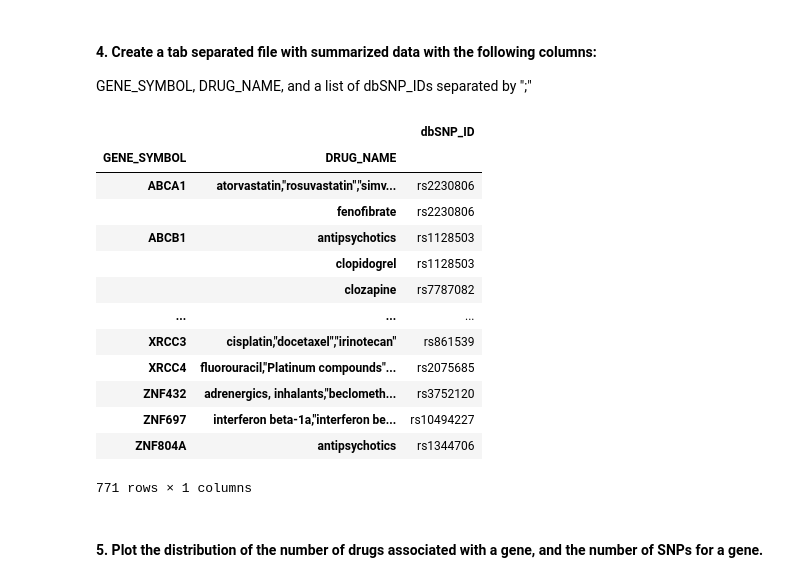
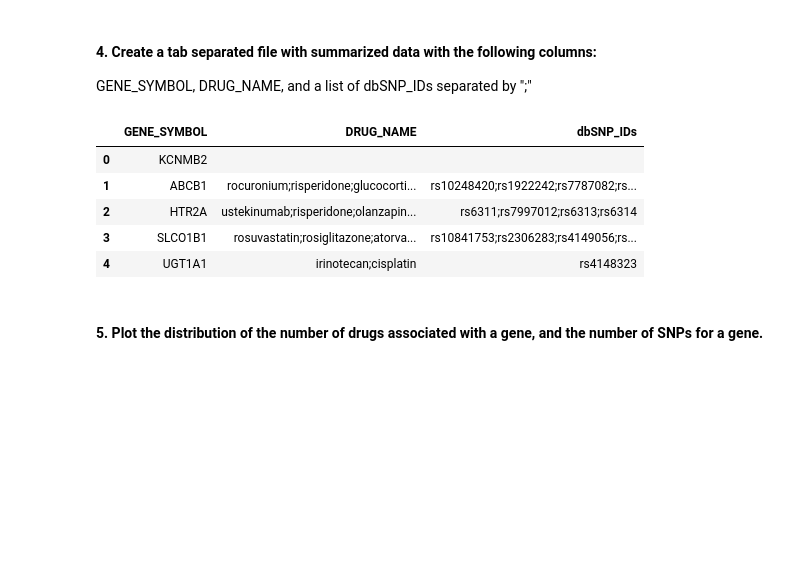
Before and after one commit to Lingrui/Team14_Project1, a Jupyter notebook: Team14_Project1.ipynb, the cells around one changed output. Cells and saved outputs as stored; diff of their text form; code cells hidden in the pictures; blank space fills up the shorter version.

Commit message:
parse summary table

```diff
--- a/Team14_Project1.ipynb
+++ b/Team14_Project1.ipynb
@@ -137,30 +137,57 @@ filter_tab.to_csv("23andme_PharmGKB_map.tsv", sep="\t", index=False)
 # %% [markdown]
 #### 4. Create a tab separated file with summarized data with the following columns:
 GENE_SYMBOL, DRUG_NAME, and a list of dbSNP_IDs separated by ";"
-# %%
-grouped = filter_tab[["GENE_SYMBOL", "DRUG_NAME", "dbSNP_ID"]].groupby(by=["GENE_SYMBOL", "DRUG_NAME"])
-
-grouped.first()
-
-
-### TODO ###
-# One thing unclear for me is:
-# Some of the GENE_SYMBOL map to multiple drug names,
-# should we split the list into seperate drugs then count the number?
-# %% [output]
-|  |  | dbSNP_ID |
-| GENE_SYMBOL | DRUG_NAME |  |
-| ABCA1 | atorvastatin,"rosuvastatin","simv... | rs2230806 |
-|  | fenofibrate | rs2230806 |
-| ABCB1 | antipsychotics | rs1128503 |
-|  | clopidogrel | rs1128503 |
-|  | clozapine | rs7787082 |
-| ... | ... | ... |
-| XRCC3 | cisplatin,"docetaxel","irinotecan" | rs861539 |
-| XRCC4 | fluorouracil,"Platinum compounds"... | rs2075685 |
-| ZNF432 | adrenergics, inhalants,"beclometh... | rs3752120 |
-| ZNF697 | interferon beta-1a,"interferon be... | rs10494227 |
-| ZNF804A | antipsychotics | rs1344706 |
-771 rows × 1 columns
+# %%
+sum_dict = {}
+
+for i, row in filter_tab.iterrows():
+    gene_sym = row["GENE_SYMBOL"]
+    # replace the quote in the some of the drug names
+    drug = row["DRUG_NAME"].replace('"', '').split(",")
+    snp = row["dbSNP_ID"].split(",")
+
+    # check if gene symbol already exist in the dictionary
+    if gene_sym in sum_dict.keys():
+        sum_dict[gene_sym][0].update(snp)
+        sum_dict[gene_sym][1].update(drug)
+    else:
+        drug_set = set()
+        snp_set = set()
+        sum_dict[gene_sym] = [snp_set, drug_set ]
+# %%
+gene_list = []
+drug_list = []
+snp_list = []
+
+for key, value in sum_dict.items():
+    #print (key, value)
+    gene_list.append(key)
+    # process snp
+    if len(value[0]) > 0:
+        snp_string = [s for s in value[0]]
+        snp_list.append(";".join(snp_string))
+    else:
+        snp_list.append("")
+
+    # process drug
+    if len(value[1]) > 0:
+        drug_string = [s for s in value[1]]
+        drug_list.append(";".join(drug_string))
+    else:
+        drug_list.append("")
+# %%
+new_df = pd.DataFrame()
+new_df["GENE_SYMBOL"] = gene_list
+new_df["DRUG_NAME"] = drug_list
+new_df["dbSNP_IDs"] = snp_list
+new_df.to_csv("summary_table.csv", sep='\t')
+new_df.head()
+# %% [output]
+|  | GENE_SYMBOL | DRUG_NAME | dbSNP_IDs |
+| 0 | KCNMB2 |  |  |
+| 1 | ABCB1 | rocuronium;risperidone;glucocorti... | rs10248420;rs1922242;rs7787082;rs... |
+| 2 | HTR2A | ustekinumab;risperidone;olanzapin... | rs6311;rs7997012;rs6313;rs6314 |
+| 3 | SLCO1B1 | rosuvastatin;rosiglitazone;atorva... | rs10841753;rs2306283;rs4149056;rs... |
+| 4 | UGT1A1 | irinotecan;cisplatin | rs4148323 |
 # %% [markdown]
 #### 5. Plot the distribution of the number of drugs associated with a gene, and the number of SNPs for a gene.
```
Also changed, not shown: parts of 1 cell of this notebook, 1 other file.
